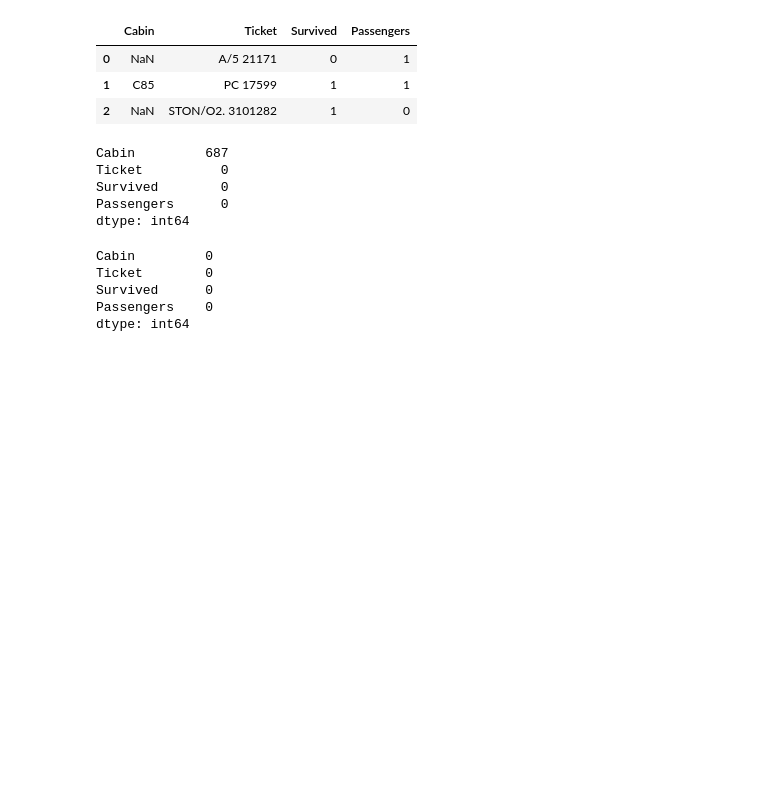
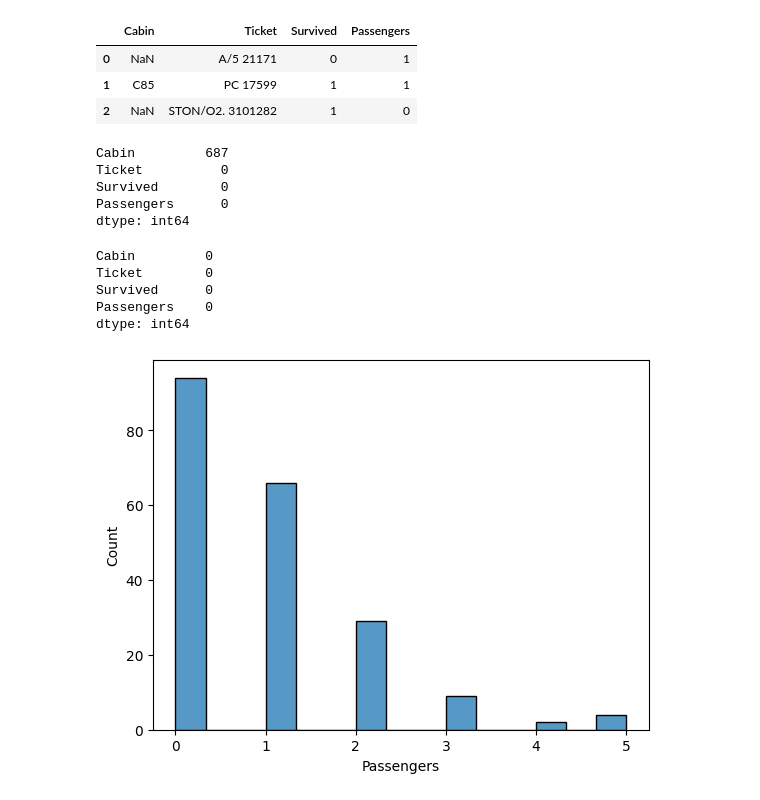
Before and after one commit to Ashura369/Python_and_Data_Science, a Jupyter notebook: 0 ML lecture/11 handling mixed variables.ipynb, the cells around one changed output. Cells and saved outputs as stored; diff of their text form; code cells hidden in the pictures; blank space fills up the shorter version.

```diff
--- a/0 ML lecture/11 handling mixed variables.ipynb
+++ b/0 ML lecture/11 handling mixed variables.ipynb
@@ -39,3 +41,8 @@ Ticket        0
 Survived      0
 Passengers    0
 dtype: int64
+# %%
+sns.histplot(df, x='Passengers')        # this shows the number of passengers travelling in titanic
+plt.show()
+# %% [output]
+[figure, added]
```
Also changed, not shown: parts of 3 cells of this notebook.
